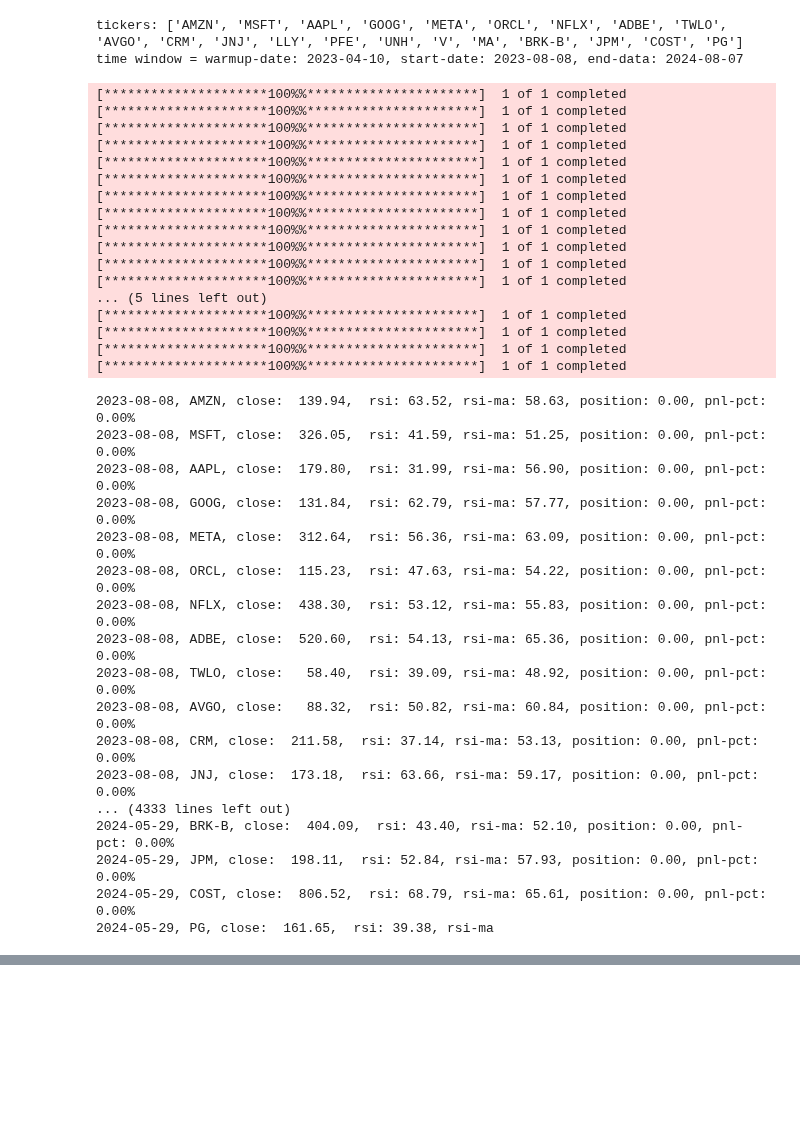
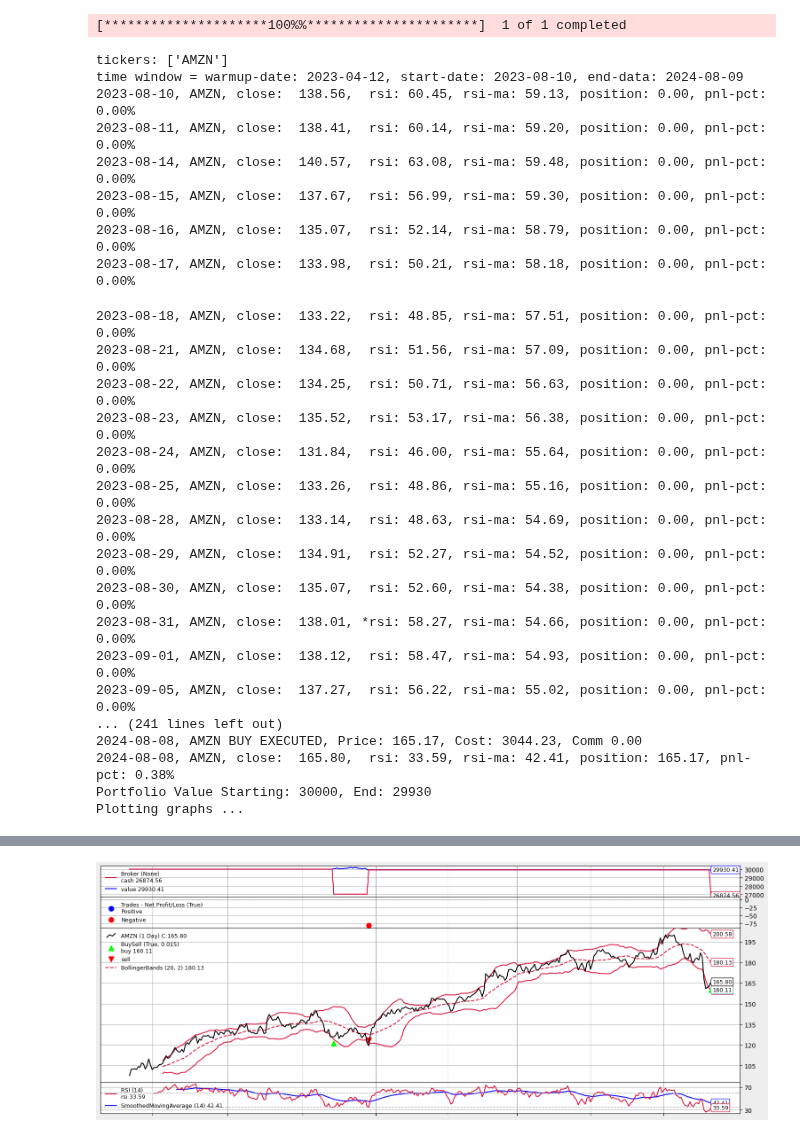
Before and after one commit to joaovicente/trade-advisor, a Jupyter notebook: notebooks/rsi_bollinger_strategy_optimiser.ipynb, the cells around one changed output, grey strips where cells are left out. Cells and saved outputs as stored; diff of their text form; code cells hidden in the pictures; blank space fills up the shorter version.

```diff
--- a/notebooks/rsi_bollinger_strategy_optimiser.ipynb
+++ b/notebooks/rsi_bollinger_strategy_optimiser.ipynb
@@ -25,8 +25,8 @@ year_offset = 0
 
 # stock to test
 #tickers = non_tech_stock
-tickers = interesting_stock
-#tickers = ['JNJ']
+#tickers = interesting_stock
+tickers = ['AMZN']
 
 warmup_date, start_date, end_date = optimisation_dates(num_years, year_offset)
 
@@ -77,66 +77,57 @@ if __name__ == '__main__':
             start_date = start_date,
             upper_rsi= 60 , # upper_rsi=range(55, 70, 5), RSI-upper down-crossing not wired
             lower_rsi = range(30, 60, 5), #, 40
             loss_pct_threshold = 8, # range(1,15),
             profit_protection_pct_threshold = 0, #range(0, 100, 25),
             fixed_investment_amount = 5000, # range(500, 5500, 500),
             custom_callback=strategy_completed_callback,
             )
         cerebro.addanalyzer(btanalyzers.DrawDown, _name='drawdown')
 
     add_data_feed(cerebro, tickers, warmup_date, start_date, end_date)
     set_cash(cerebro, initial_cash)
 
     execute_cerebro(cerebro, optimise, stats)
 
 
 %matplotlib inline
 import matplotlib.pyplot as plt
 from pylab import rcParams #Creates parameters for our plot
 if not optimise:
     print(f'Plotting graphs ...')
     # Plot the result
     rcParams['figure.figsize'] = 16, 6 * len(tickers) #size
     rcParams['figure.facecolor'] = '#eeeeee' #Color scheme
     plt.plot() #The Plot Code
     plt.close()
     cerebro.plot(iplot=True, volume=False)
 # %% [output]
-tickers: ['AMZN', 'MSFT', 'AAPL', 'GOOG', 'META', 'ORCL', 'NFLX', 'ADBE', 'TWLO', 'AVGO', 'CRM', 'JNJ', 'LLY', 'PFE', 'UNH', 'V', 'MA', 'BRK-B', 'JPM', 'COST', 'PG']
-time window = warmup-date: 2023-04-10, start-date: 2023-08-08, end-data: 2024-08-07
+[*********************100%%**********************]  1 of 1 completed
-[*********************100%%**********************]  1 of 1 completed
-[*********************100%%**********************]  1 of 1 completed
-[*********************100%%**********************]  1 of 1 completed
-[*********************100%%**********************]  1 of 1 completed
-[*********************100%%**********************]  1 of 1 completed
-[*********************100%%**********************]  1 of 1 completed
-[*********************100%%**********************]  1 of 1 completed
-[*********************100%%**********************]  1 of 1 completed
-[*********************100%%**********************]  1 of 1 completed
-[*********************100%%**********************]  1 of 1 completed
-[*********************100%%**********************]  1 of 1 completed
-[*********************100%%**********************]  1 of 1 completed
-... (5 lines left out)
-[*********************100%%**********************]  1 of 1 completed
-[*********************100%%**********************]  1 of 1 completed
-[*********************100%%**********************]  1 of 1 completed
-[*********************100%%**********************]  1 of 1 completed
+tickers: ['AMZN']
+time window = warmup-date: 2023-04-12, start-date: 2023-08-10, end-data: 2024-08-09
+2023-08-10, AMZN, close:  138.56,  rsi: 60.45, rsi-ma: 59.13, position: 0.00, pnl-pct: 0.00%
+2023-08-11, AMZN, close:  138.41,  rsi: 60.14, rsi-ma: 59.20, position: 0.00, pnl-pct: 0.00%
+2023-08-14, AMZN, close:  140.57,  rsi: 63.08, rsi-ma: 59.48, position: 0.00, pnl-pct: 0.00%
+2023-08-15, AMZN, close:  137.67,  rsi: 56.99, rsi-ma: 59.30, position: 0.00, pnl-pct: 0.00%
+2023-08-16, AMZN, close:  135.07,  rsi: 52.14, rsi-ma: 58.79, position: 0.00, pnl-pct: 0.00%
+2023-08-17, AMZN, close:  133.98,  rsi: 50.21, rsi-ma: 58.18, position: 0.00, pnl-pct: 0.00%
-2023-08-08, AMZN, close:  139.94,  rsi: 63.52, rsi-ma: 58.63, position: 0.00, pnl-pct: 0.00%
-2023-08-08, MSFT, close:  326.05,  rsi: 41.59, rsi-ma: 51.25, position: 0.00, pnl-pct: 0.00%
-2023-08-08, AAPL, close:  179.80,  rsi: 31.99, rsi-ma: 56.90, position: 0.00, pnl-pct: 0.00%
-2023-08-08, GOOG, close:  131.84,  rsi: 62.79, rsi-ma: 57.77, position: 0.00, pnl-pct: 0.00%
-2023-08-08, META, close:  312.64,  rsi: 56.36, rsi-ma: 63.09, position: 0.00, pnl-pct: 0.00%
-2023-08-08, ORCL, close:  115.23,  rsi: 47.63, rsi-ma: 54.22, position: 0.00, pnl-pct: 0.00%
-2023-08-08, NFLX, close:  438.30,  rsi: 53.12, rsi-ma: 55.83, position: 0.00, pnl-pct: 0.00%
-2023-08-08, ADBE, close:  520.60,  rsi: 54.13, rsi-ma: 65.36, position: 0.00, pnl-pct: 0.00%
-2023-08-08, TWLO, close:   58.40,  rsi: 39.09, rsi-ma: 48.92, position: 0.00, pnl-pct: 0.00%
-2023-08-08, AVGO, close:   88.32,  rsi: 50.82, rsi-ma: 60.84, position: 0.00, pnl-pct: 0.00%
-2023-08-08, CRM, close:  211.58,  rsi: 37.14, rsi-ma: 53.13, position: 0.00, pnl-pct: 0.00%
-2023-08-08, JNJ, close:  173.18,  rsi: 63.66, rsi-ma: 59.17, position: 0.00, pnl-pct: 0.00%
-... (4333 lines left out)
-2024-05-29, BRK-B, close:  404.09,  rsi: 43.40, rsi-ma: 52.10, position: 0.00, pnl-pct: 0.00%
-2024-05-29, JPM, close:  198.11,  rsi: 52.84, rsi-ma: 57.93, position: 0.00, pnl-pct: 0.00%
-2024-05-29, COST, close:  806.52,  rsi: 68.79, rsi-ma: 65.61, position: 0.00, pnl-pct: 0.00%
-2024-05-29, PG, close:  161.65,  rsi: 39.38, rsi-ma
+2023-08-18, AMZN, close:  133.22,  rsi: 48.85, rsi-ma: 57.51, position: 0.00, pnl-pct: 0.00%
+2023-08-21, AMZN, close:  134.68,  rsi: 51.56, rsi-ma: 57.09, position: 0.00, pnl-pct: 0.00%
+2023-08-22, AMZN, close:  134.25,  rsi: 50.71, rsi-ma: 56.63, position: 0.00, pnl-pct: 0.00%
+2023-08-23, AMZN, close:  135.52,  rsi: 53.17, rsi-ma: 56.38, position: 0.00, pnl-pct: 0.00%
+2023-08-24, AMZN, close:  131.84,  rsi: 46.00, rsi-ma: 55.64, position: 0.00, pnl-pct: 0.00%
+2023-08-25, AMZN, close:  133.26,  rsi: 48.86, rsi-ma: 55.16, position: 0.00, pnl-pct: 0.00%
+2023-08-28, AMZN, close:  133.14,  rsi: 48.63, rsi-ma: 54.69, position: 0.00, pnl-pct: 0.00%
+2023-08-29, AMZN, close:  134.91,  rsi: 52.27, rsi-ma: 54.52, position: 0.00, pnl-pct: 0.00%
+2023-08-30, AMZN, close:  135.07,  rsi: 52.60, rsi-ma: 54.38, position: 0.00, pnl-pct: 0.00%
+2023-08-31, AMZN, close:  138.01, *rsi: 58.27, rsi-ma: 54.66, position: 0.00, pnl-pct: 0.00%
+2023-09-01, AMZN, close:  138.12,  rsi: 58.47, rsi-ma: 54.93, position: 0.00, pnl-pct: 0.00%
+2023-09-05, AMZN, close:  137.27,  rsi: 56.22, rsi-ma: 55.02, position: 0.00, pnl-pct: 0.00%
+... (241 lines left out)
+2024-08-08, AMZN BUY EXECUTED, Price: 165.17, Cost: 3044.23, Comm 0.00
+2024-08-08, AMZN, close:  165.80,  rsi: 33.59, rsi-ma: 42.41, position: 165.17, pnl-pct: 0.38%
+Portfolio Value Starting: 30000, End: 29930
+Plotting graphs ...
 [interactive output not drawn]
 [interactive output not drawn]
+[figure, added]
```
Also changed, not shown: 7 other files.
